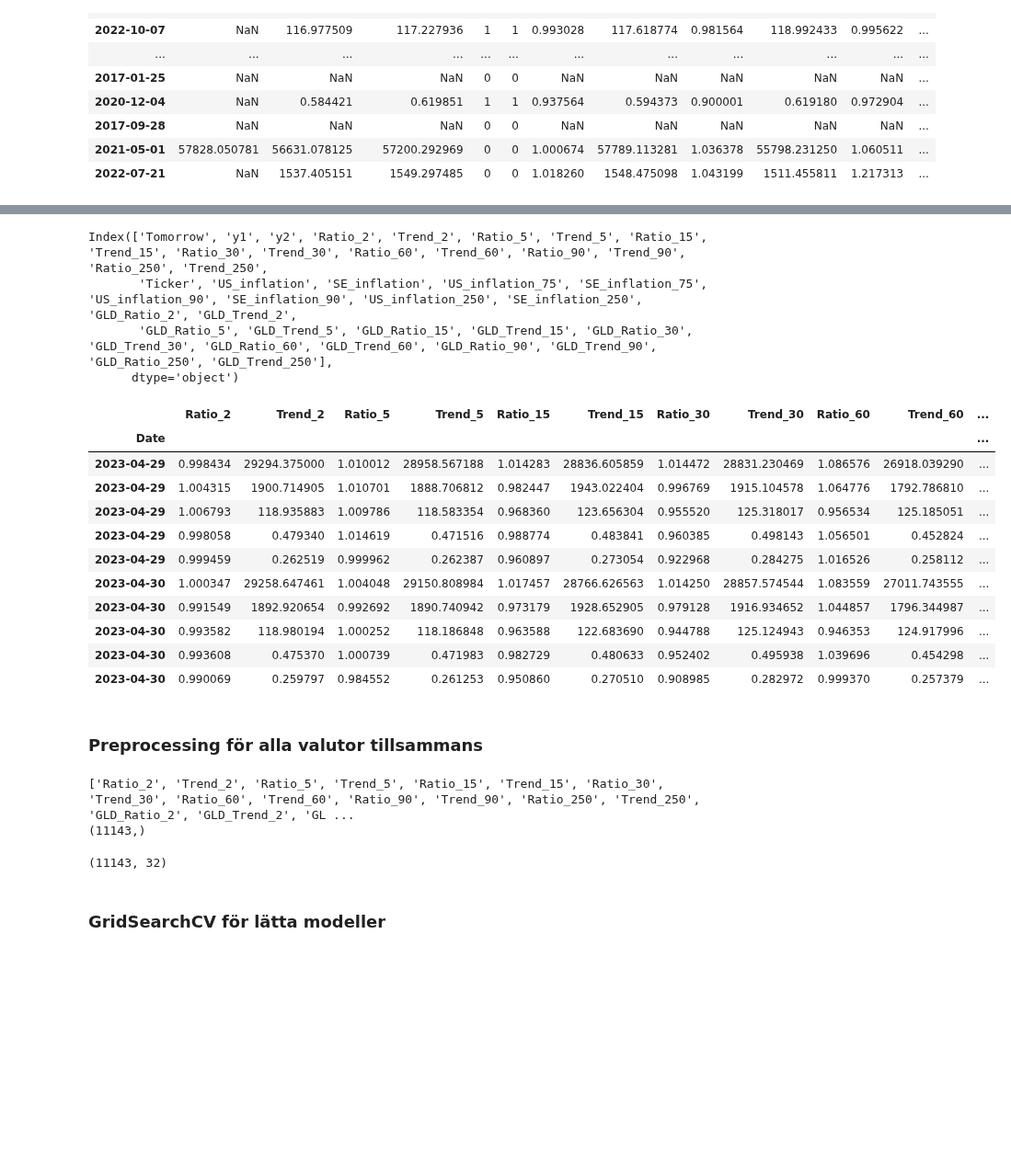
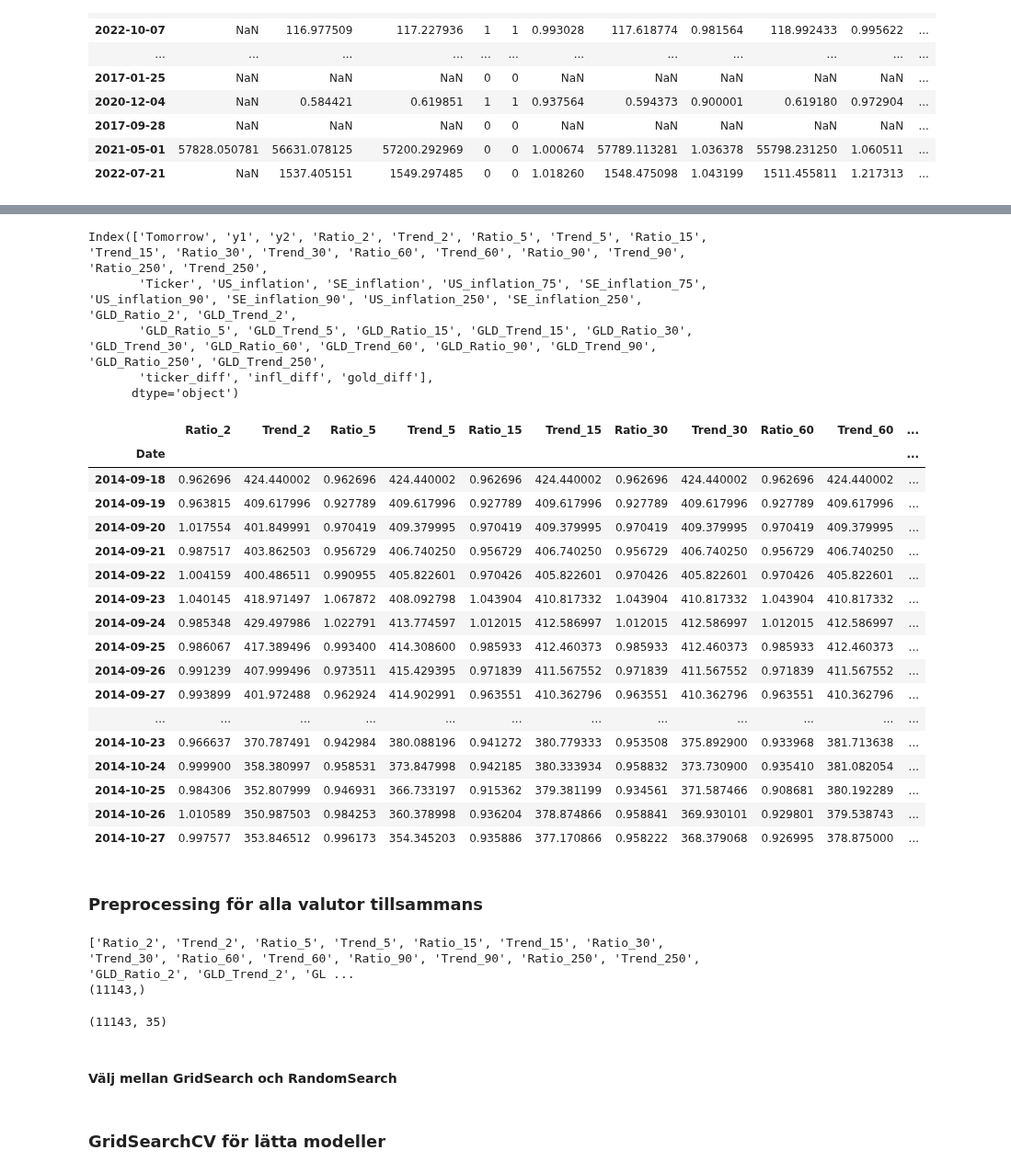
Before and after one commit to carokanns/the_new_Krypto, a Jupyter notebook: my_testa_modeller.ipynb, the cells around one changed output, grey strips where cells are left out. Shown at 92% size. Drawn from its saved outputs; the diff is of its cells as text; code cells hidden in the pictures; blank space fills up the shorter version.

Commit message:
Varians dvs DIff tillagd

```diff
--- a/my_testa_modeller.ipynb
+++ b/my_testa_modeller.ipynb
@@ -618,0 +551,18 @@ df2.dropna(inplace=True)
+# %%
+def add_diff(df_, new_col, col_list):
+    df = df_.copy()
+    df[new_col] = df.apply(lambda row: max(
+        [row[col] for col in col_list]) - min([row[col] for col in col_list]), axis=1)
+    return df
+
+
+ticker_trends = [col for col in df2.columns if 'Trend' in col and 'GLD' not in col]
+print(ticker_trends)
+df2 = add_diff(df2, 'ticker_diff', ticker_trends)
+infl_trends = [col for col in df2.columns if 'US_inflation' in col]
+print(infl_trends)
+df2 =add_diff(df2, 'infl_diff', infl_trends)
+gold_trends = [col for col in df2.columns if 'GLD_Trend' in col]
+print(gold_trends)
+df2 =add_diff(df2, 'gold_diff', gold_trends)
+df2
@@ -621,27 +589,35 @@ df2.columns
 # %% [output]
 Index(['Tomorrow', 'y1', 'y2', 'Ratio_2', 'Trend_2', 'Ratio_5', 'Trend_5', 'Ratio_15', 'Trend_15', 'Ratio_30', 'Trend_30', 'Ratio_60', 'Trend_60', 'Ratio_90', 'Trend_90', 'Ratio_250', 'Trend_250',
        'Ticker', 'US_inflation', 'SE_inflation', 'US_inflation_75', 'SE_inflation_75', 'US_inflation_90', 'SE_inflation_90', 'US_inflation_250', 'SE_inflation_250', 'GLD_Ratio_2', 'GLD_Trend_2',
-       'GLD_Ratio_5', 'GLD_Trend_5', 'GLD_Ratio_15', 'GLD_Trend_15', 'GLD_Ratio_30', 'GLD_Trend_30', 'GLD_Ratio_60', 'GLD_Trend_60', 'GLD_Ratio_90', 'GLD_Trend_90', 'GLD_Ratio_250', 'GLD_Trend_250'],
+       'GLD_Ratio_5', 'GLD_Trend_5', 'GLD_Ratio_15', 'GLD_Trend_15', 'GLD_Ratio_30', 'GLD_Trend_30', 'GLD_Ratio_60', 'GLD_Trend_60', 'GLD_Ratio_90', 'GLD_Trend_90', 'GLD_Ratio_250', 'GLD_Trend_250',
+       'ticker_diff', 'infl_diff', 'gold_diff'],
       dtype='object')
 # %%
 predictors = ['Ratio_2', 'Trend_2', 'Ratio_5', 'Trend_5', 'Ratio_15', 'Trend_15', 'Ratio_30', 'Trend_30', 'Ratio_60', 'Trend_60', 'Ratio_90', 'Trend_90',
               'Ratio_250', 'Trend_250', 'GLD_Ratio_2', 'GLD_Trend_2', 'GLD_Ratio_5', 'GLD_Trend_5', 'GLD_Ratio_15', 'GLD_Trend_15',
-              'GLD_Ratio_30', 'GLD_Trend_30', 'GLD_Ratio_60', 'GLD_Trend_60', 'GLD_Ratio_90', 'GLD_Trend_90', 'GLD_Ratio_250', 'GLD_Trend_250', 'US_inflation', 'US_inflation_75', 'US_inflation_90', 'US_inflation_250']
+              'GLD_Ratio_30', 'GLD_Trend_30', 'GLD_Ratio_60', 'GLD_Trend_60', 'GLD_Ratio_90', 'GLD_Trend_90', 'GLD_Ratio_250', 'GLD_Trend_250',
+              'US_inflation', 'US_inflation_75', 'US_inflation_90', 'US_inflation_250','ticker_diff', 'infl_diff', 'gold_diff']
 # %%
-df2[predictors].tail(10)
+df2[predictors].head(40)
 # %% [output]
 |  | Ratio_2 | Trend_2 | Ratio_5 | Trend_5 | Ratio_15 | Trend_15 | Ratio_30 | Trend_30 | Ratio_60 | Trend_60 | ... |
 | Date |  |  |  |  |  |  |  |  |  |  | ... |
-| 2023-04-29 | 0.998434 | 29294.375000 | 1.010012 | 28958.567188 | 1.014283 | 28836.605859 | 1.014472 | 28831.230469 | 1.086576 | 26918.039290 | ... |
-| 2023-04-29 | 1.004315 | 1900.714905 | 1.010701 | 1888.706812 | 0.982447 | 1943.022404 | 0.996769 | 1915.104578 | 1.064776 | 1792.786810 | ... |
-| 2023-04-29 | 1.006793 | 118.935883 | 1.009786 | 118.583354 | 0.968360 | 123.656304 | 0.955520 | 125.318017 | 0.956534 | 125.185051 | ... |
-| 2023-04-29 | 0.998058 | 0.479340 | 1.014619 | 0.471516 | 0.988774 | 0.483841 | 0.960385 | 0.498143 | 1.056501 | 0.452824 | ... |
-| 2023-04-29 | 0.999459 | 0.262519 | 0.999962 | 0.262387 | 0.960897 | 0.273054 | 0.922968 | 0.284275 | 1.016526 | 0.258112 | ... |
-| 2023-04-30 | 1.000347 | 29258.647461 | 1.004048 | 29150.808984 | 1.017457 | 28766.626563 | 1.014250 | 28857.574544 | 1.083559 | 27011.743555 | ... |
-| 2023-04-30 | 0.991549 | 1892.920654 | 0.992692 | 1890.740942 | 0.973179 | 1928.652905 | 0.979128 | 1916.934652 | 1.044857 | 1796.344987 | ... |
-| 2023-04-30 | 0.993582 | 118.980194 | 1.000252 | 118.186848 | 0.963588 | 122.683690 | 0.944788 | 125.124943 | 0.946353 | 124.917996 | ... |
-| 2023-04-30 | 0.993608 | 0.475370 | 1.000739 | 0.471983 | 0.982729 | 0.480633 | 0.952402 | 0.495938 | 1.039696 | 0.454298 | ... |
-| 2023-04-30 | 0.990069 | 0.259797 | 0.984552 | 0.261253 | 0.950860 | 0.270510 | 0.908985 | 0.282972 | 0.999370 | 0.257379 | ... |
+| 2014-09-18 | 0.962696 | 424.440002 | 0.962696 | 424.440002 | 0.962696 | 424.440002 | 0.962696 | 424.440002 | 0.962696 | 424.440002 | ... |
+| 2014-09-19 | 0.963815 | 409.617996 | 0.927789 | 409.617996 | 0.927789 | 409.617996 | 0.927789 | 409.617996 | 0.927789 | 409.617996 | ... |
+| 2014-09-20 | 1.017554 | 401.849991 | 0.970419 | 409.379995 | 0.970419 | 409.379995 | 0.970419 | 409.379995 | 0.970419 | 409.379995 | ... |
+| 2014-09-21 | 0.987517 | 403.862503 | 0.956729 | 406.740250 | 0.956729 | 406.740250 | 0.956729 | 406.740250 | 0.956729 | 406.740250 | ... |
+| 2014-09-22 | 1.004159 | 400.486511 | 0.990955 | 405.822601 | 0.970426 | 405.822601 | 0.970426 | 405.822601 | 0.970426 | 405.822601 | ... |
+| 2014-09-23 | 1.040145 | 418.971497 | 1.067872 | 408.092798 | 1.043904 | 410.817332 | 1.043904 | 410.817332 | 1.043904 | 410.817332 | ... |
+| 2014-09-24 | 0.985348 | 429.497986 | 1.022791 | 413.774597 | 1.012015 | 412.586997 | 1.012015 | 412.586997 | 1.012015 | 412.586997 | ... |
+| 2014-09-25 | 0.986067 | 417.389496 | 0.993400 | 414.308600 | 0.985933 | 412.460373 | 0.985933 | 412.460373 | 0.985933 | 412.460373 | ... |
+| 2014-09-26 | 0.991239 | 407.999496 | 0.973511 | 415.429395 | 0.971839 | 411.567552 | 0.971839 | 411.567552 | 0.971839 | 411.567552 | ... |
+| 2014-09-27 | 0.993899 | 401.972488 | 0.962924 | 414.902991 | 0.963551 | 410.362796 | 0.963551 | 410.362796 | 0.963551 | 410.362796 | ... |
+| ... | ... | ... | ... | ... | ... | ... | ... | ... | ... | ... | ... |
+| 2014-10-23 | 0.966637 | 370.787491 | 0.942984 | 380.088196 | 0.941272 | 380.779333 | 0.953508 | 375.892900 | 0.933968 | 381.713638 | ... |
+| 2014-10-24 | 0.999900 | 358.380997 | 0.958531 | 373.847998 | 0.942185 | 380.333934 | 0.958832 | 373.730900 | 0.935410 | 381.082054 | ... |
+| 2014-10-25 | 0.984306 | 352.807999 | 0.946931 | 366.733197 | 0.915362 | 379.381199 | 0.934561 | 371.587466 | 0.908681 | 380.192289 | ... |
+| 2014-10-26 | 1.010589 | 350.987503 | 0.984253 | 360.378998 | 0.936204 | 378.874866 | 0.958841 | 369.930101 | 0.929801 | 379.538743 | ... |
+| 2014-10-27 | 0.997577 | 353.846512 | 0.996173 | 354.345203 | 0.935886 | 377.170866 | 0.958222 | 368.379068 | 0.926995 | 378.875000 | ... |
 # %% [markdown]
 ### Preprocessing för alla valutor tillsammans
 # %%
@@ -658,4 +634,6 @@ X.shape
 # %% [output]
 ['Ratio_2', 'Trend_2', 'Ratio_5', 'Trend_5', 'Ratio_15', 'Trend_15', 'Ratio_30', 'Trend_30', 'Ratio_60', 'Trend_60', 'Ratio_90', 'Trend_90', 'Ratio_250', 'Trend_250', 'GLD_Ratio_2', 'GLD_Trend_2', 'GL ...
 (11143,)
-(11143, 32)
+(11143, 35)
+# %% [markdown]
+#### Välj mellan GridSearch och RandomSearch
```
Also changed, not shown: parts of 24 cells of this notebook, 4 other files.
